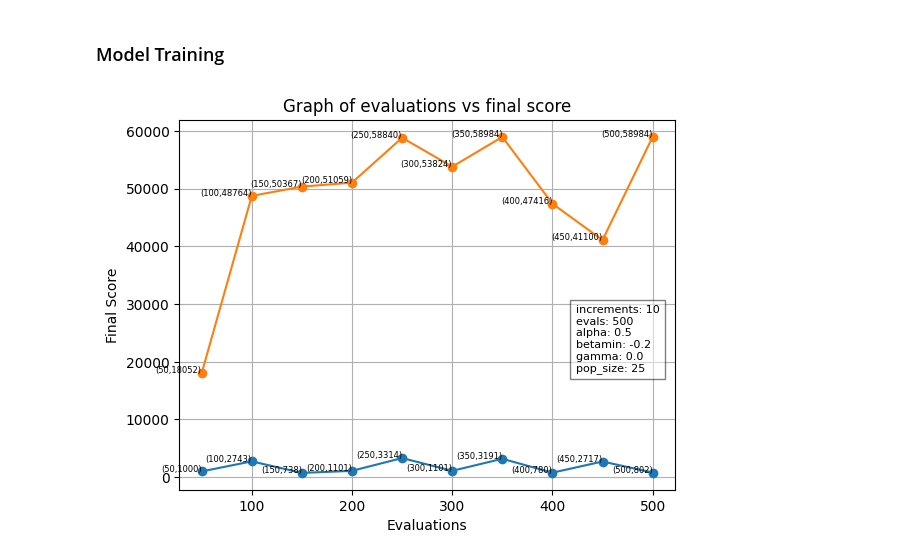
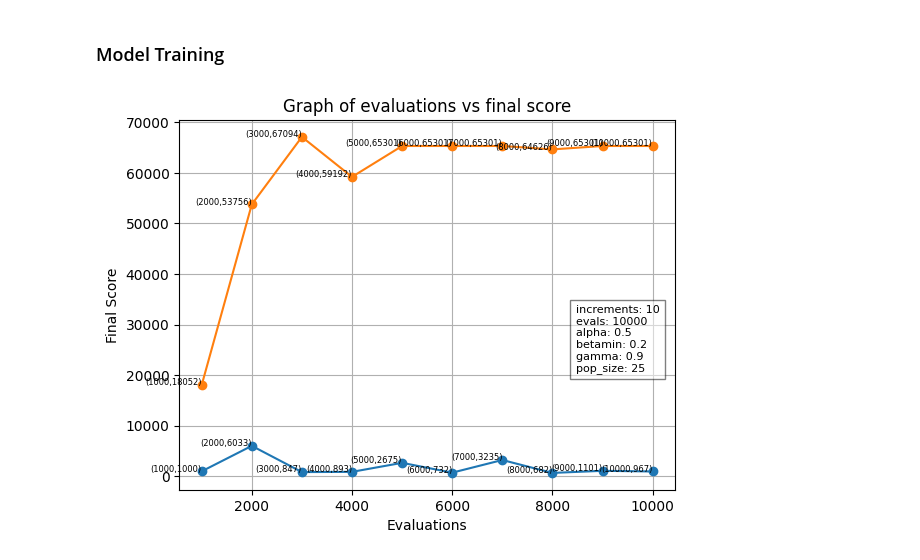
Before and after one commit to LDY681/CITS4404_project, a Jupyter notebook: CITS4404.ipynb, the cells around one changed output. Drawn from its saved outputs; the diff is of its cells as text; code cells hidden in the pictures.

```diff
--- a/CITS4404.ipynb
+++ b/CITS4404.ipynb
@@ -283,10 +283,10 @@ def incremental_firefly(increments = 10,
     return results, training_scores
 
 increments = 10
-evals = 500
+evals = 10000
 alpha = 0.5
-betamin = -0.2
-gamma = 0.0
+betamin = 0.2
+gamma = 0.9
 pop_size = 25
 
 results, training_scores = incremental_firefly(increments=increments, pop_size = pop_size,
@@ -294,31 +294,31 @@ results, training_scores = incremental_firefly(increments=increments, pop_size =
 results = np.array(results)
 training_scores = np.array(training_scores)
 
 x_values = (np.arange(len(results)) + 1) * (evals/increments)
 
 plt.plot(x_values, results, marker='o')
 
 for i in range(len(x_values)):
     plt.text(x_values[i], results[i], f'({int(x_values[i])},{int(results[i])})', fontsize=6, ha='right')
     plt.text(x_values[i], training_scores[i], f'({int(x_values[i])},{int(training_scores[i])})', fontsize=6, ha='right')
 
 plt.plot(x_values, training_scores, marker='o')
 
 plt.xlabel('Evaluations')
 plt.ylabel('Final Score')
 plt.title('Graph of evaluations vs final score')
 plt.grid()
 
 variable_info = (f'increments: {increments}\n'
                  f'evals: {evals}\n'
                  f'alpha: {alpha}\n'
                  f'betamin: {betamin}\n'
                  f'gamma: {gamma}\n'
                  f'pop_size: {pop_size}')
 
 plt.text(0.8, 0.5, variable_info, transform=plt.gca().transAxes, fontsize=8,
          verticalalignment='top', bbox=dict(facecolor='white', alpha=0.5))
 
 plt.show()
 # %% [output]
-[figure, old version]
+[figure, new version]
```
Also changed, not shown: 3 other files.
